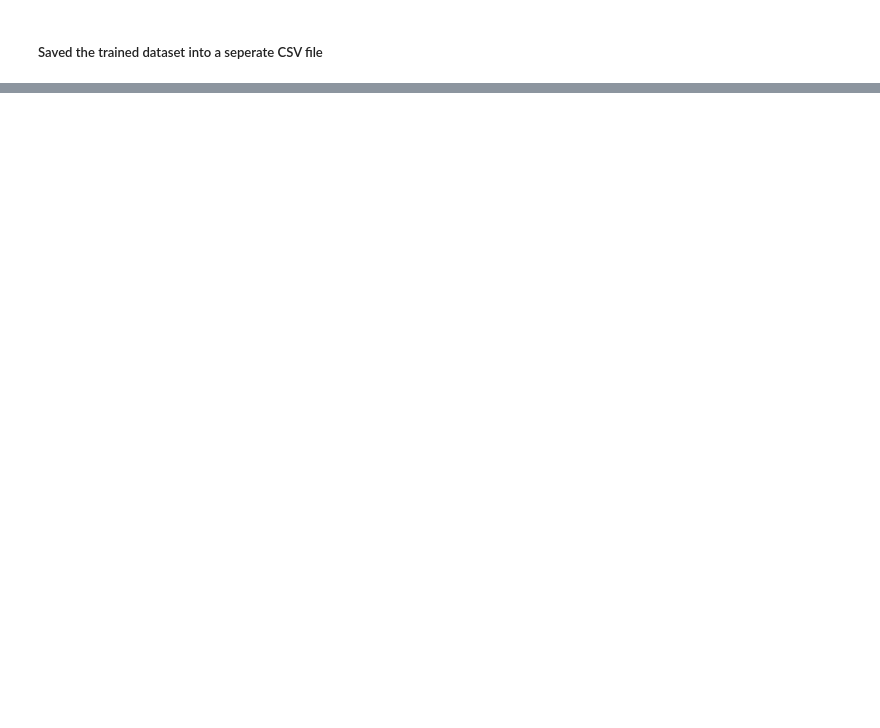
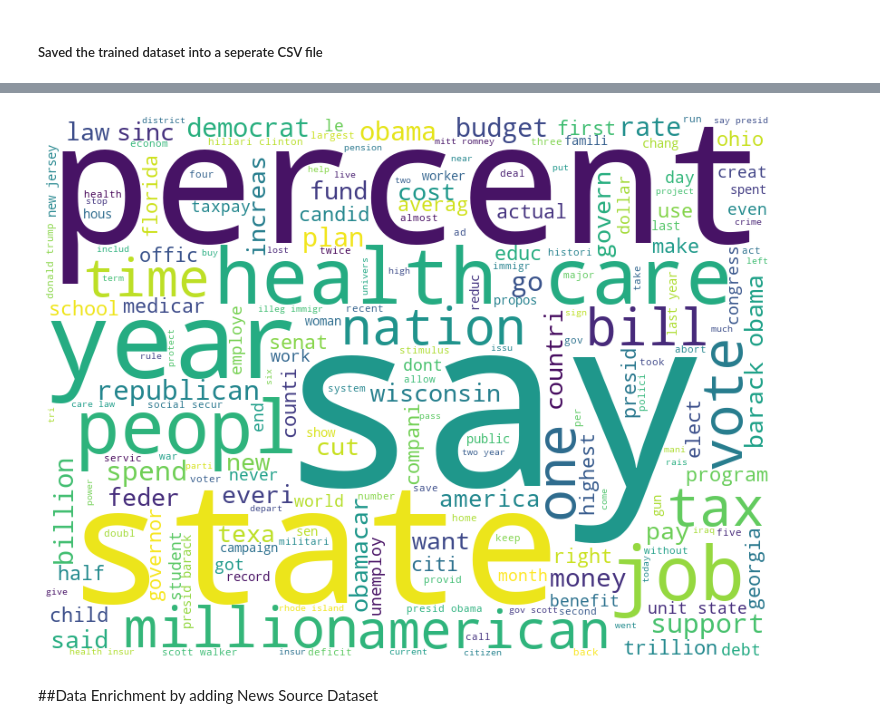
Before and after one commit to mal258/machinelearning258, a Jupyter notebook: alternus_vera/Invincibles_Alternus_Vera_Iteration1.ipynb, the cells around one changed output, grey strips where cells are left out. Cells and saved outputs as stored; diff of their text form; code cells hidden in the pictures; blank space fills up the shorter version.

```diff
--- a/alternus_vera/Invincibles_Alternus_Vera_Iteration1.ipynb
+++ b/alternus_vera/Invincibles_Alternus_Vera_Iteration1.ipynb
@@ -2113,0 +408,6 @@ accuracy= 0.7368421052631579
+# %%
+word_cloud(' '.join(valid_news_df['clean']))
+# %% [output]
+[figure, added]
+# %% [markdown]
+##Data Enrichment by adding News Source Dataset
```
Also changed, not shown: parts of 163 cells of this notebook.
